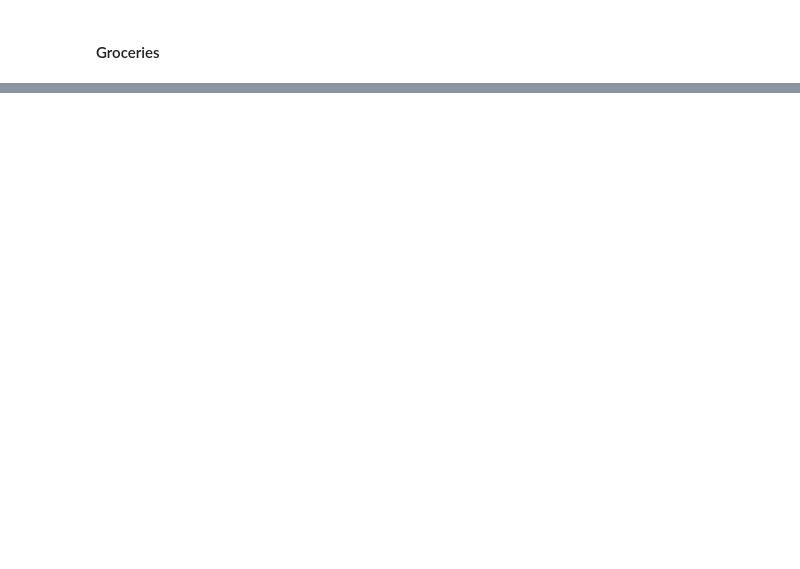
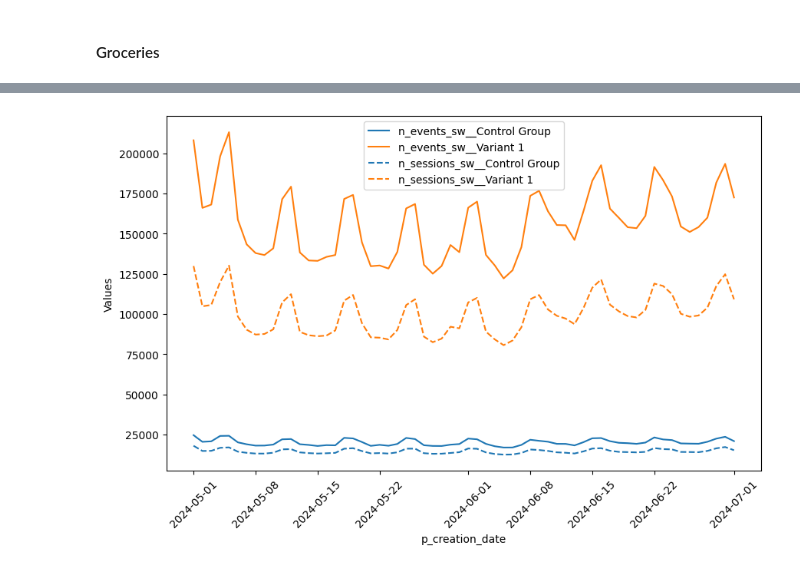
Before and after one commit to JordiCremades4444/central-node, a Jupyter notebook: notebooks/989_2024_7_nsw_osw_cvr/nsw_osw_confluence.ipynb, the cells around one changed output, grey strips where cells are left out. Cells and saved outputs as stored; diff of their text form; code cells hidden in the pictures; blank space fills up the shorter version.

```diff
--- a/notebooks/989_2024_7_nsw_osw_cvr/nsw_osw_confluence.ipynb
+++ b/notebooks/989_2024_7_nsw_osw_cvr/nsw_osw_confluence.ipynb
@@ -730,0 +790,10 @@ v.multiple_variable_lineplot(
+# %%
+v.multiple_variable_lineplot(
+    'p_creation_date',
+    ['n_events_sw__Control Group','n_events_sw__Variant 1',
+     'n_sessions_sw__Control Group','n_sessions_sw__Variant 1'],
+    colors=['blue','orange','blue','orange'],
+    style=['s1','s1','s2','s2']
+)
+# %% [output]
+[figure, added]
```
Also changed, not shown: parts of 39 cells of this notebook, 2 other files.
